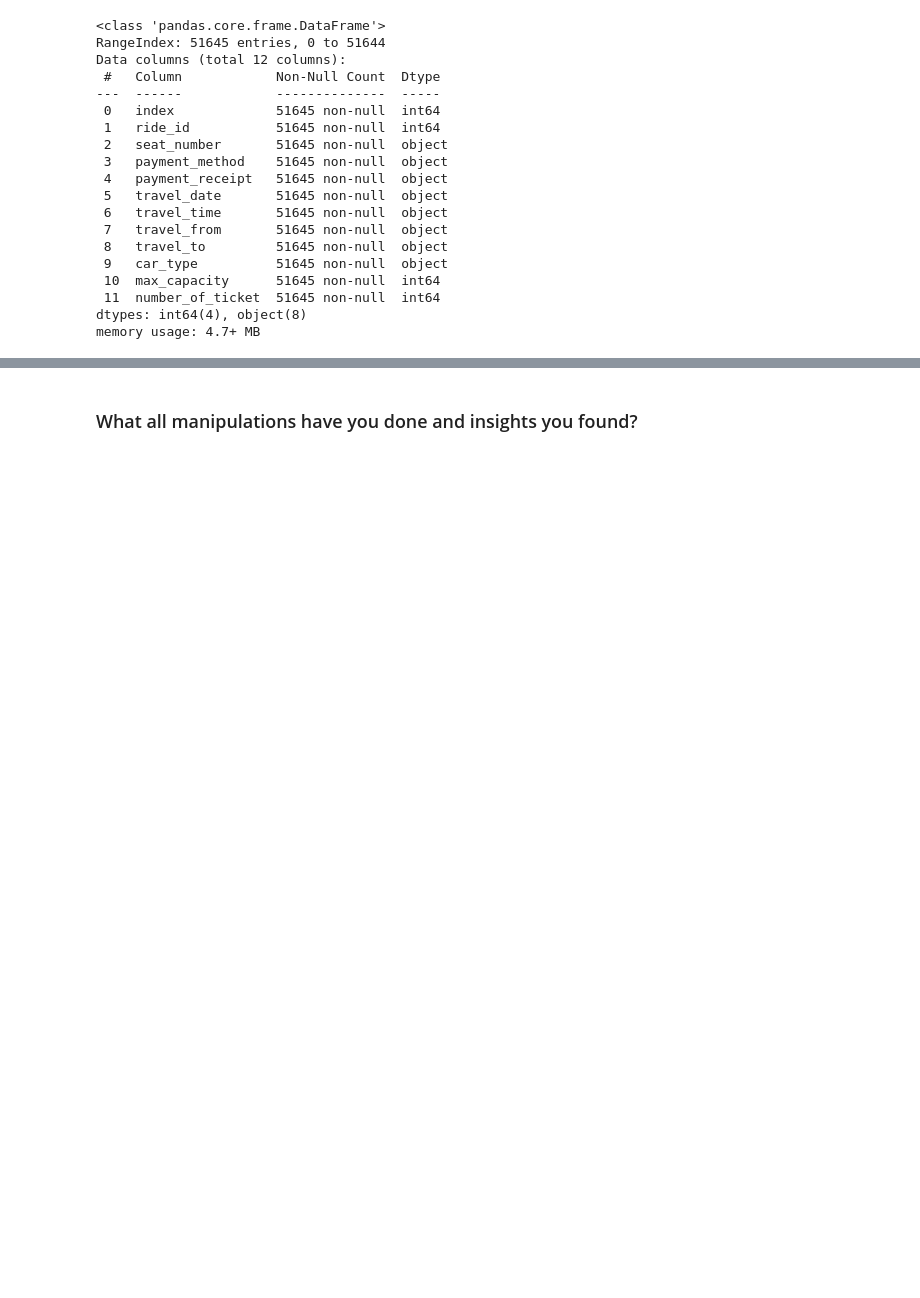
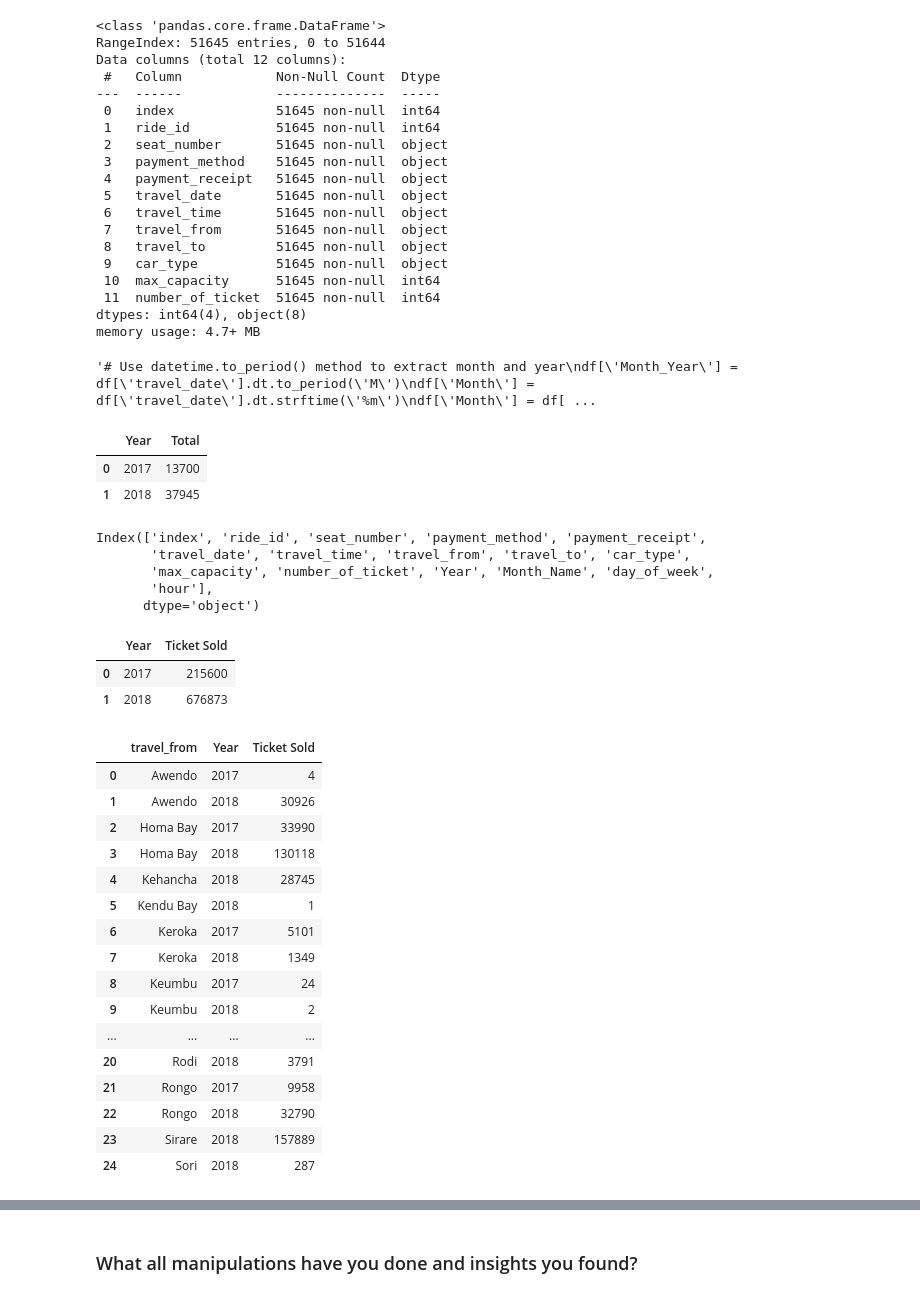
Before and after one commit to maxashoka3/Transport-Demand-Prediction, a Jupyter notebook: Transport_Demand_Prediction.ipynb, the cells around one changed output, grey strips where cells are left out. Drawn from its saved outputs; the diff is of its cells as text; code cells hidden in the pictures; blank space fills up the shorter version.

```diff
--- a/Transport_Demand_Prediction.ipynb
+++ b/Transport_Demand_Prediction.ipynb
@@ -365,0 +374,62 @@ df['day_of_week'] = df['travel_date'].dt.day_name()
+# %%
+'''# Use datetime.to_period() method to extract month and year
+df['Month_Year'] = df['travel_date'].dt.to_period('M')
+df['Month'] = df['travel_date'].dt.strftime('%m')
+df['Month'] = df['Month'].apply(lambda x : int(x))
+df['Name_Month'] = df["Month"].apply(lambda x:calendar.month_abbr[x])
+'''
+# %% [output]
+'# Use datetime.to_period() method to extract month and year\ndf[\'Month_Year\'] = df[\'travel_date\'].dt.to_period(\'M\')\ndf[\'Month\'] = df[\'travel_date\'].dt.strftime(\'%m\')\ndf[\'Month\'] = df[ ...
+# %%
+# which year has done most number of transactions
+total_of_year = df.groupby('Year').agg({"Year":'count'})
+total_of_year.rename(columns={'Year': 'Total'}, inplace = True)
+total_of_year.reset_index(inplace = True)
+total_of_year
+# %% [output]
+|  | Year | Total |
+| 0 | 2017 | 13700 |
+| 1 | 2018 | 37945 |
+# %%
+df.columns
+# %% [output]
+Index(['index', 'ride_id', 'seat_number', 'payment_method', 'payment_receipt',
+       'travel_date', 'travel_time', 'travel_from', 'travel_to', 'car_type',
+       'max_capacity', 'number_of_ticket', 'Year', 'Month_Name', 'day_of_week',
+       'hour'],
+      dtype='object')
+# %%
+# Total ticket sold in perticular year
+ticket_sold_per_year = df.groupby('Year').agg({'number_of_ticket':'sum'})
+ticket_sold_per_year.rename(columns = {'number_of_ticket':'Ticket Sold'},inplace = True)
+ticket_sold_per_year.reset_index(inplace = True)
+ticket_sold_per_year
+# %% [output]
+|  | Year | Ticket Sold |
+| 0 | 2017 | 215600 |
+| 1 | 2018 | 676873 |
+# %%
+# Total ticket sold in perticular year
+ticket_sold_per_year = df.groupby(['travel_from','Year']).agg({'number_of_ticket':'sum'})
+ticket_sold_per_year.rename(columns = {'number_of_ticket':'Ticket Sold'},inplace = True)
+ticket_sold_per_year.reset_index(inplace = True)
+#ticket_sold_per_year.sort_values(['Year','Ticket Sold'],ascending = [True,False], inplace = True)
+ticket_sold_per_year
+# %% [output]
+|  | travel_from | Year | Ticket Sold |
+| 0 | Awendo | 2017 | 4 |
+| 1 | Awendo | 2018 | 30926 |
+| 2 | Homa Bay | 2017 | 33990 |
+| 3 | Homa Bay | 2018 | 130118 |
+| 4 | Kehancha | 2018 | 28745 |
+| 5 | Kendu Bay | 2018 | 1 |
+| 6 | Keroka | 2017 | 5101 |
+| 7 | Keroka | 2018 | 1349 |
+| 8 | Keumbu | 2017 | 24 |
+| 9 | Keumbu | 2018 | 2 |
+| ... | ... | ... | ... |
+| 20 | Rodi | 2018 | 3791 |
+| 21 | Rongo | 2017 | 9958 |
+| 22 | Rongo | 2018 | 32790 |
+| 23 | Sirare | 2018 | 157889 |
+| 24 | Sori | 2018 | 287 |
```
Also changed, not shown: parts of 25 cells of this notebook.
